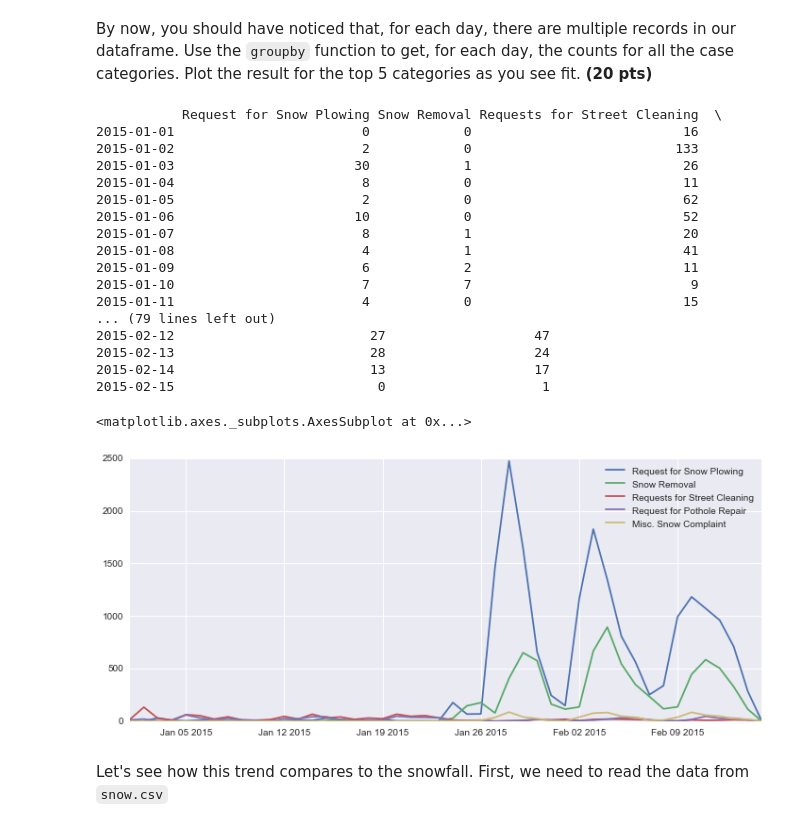
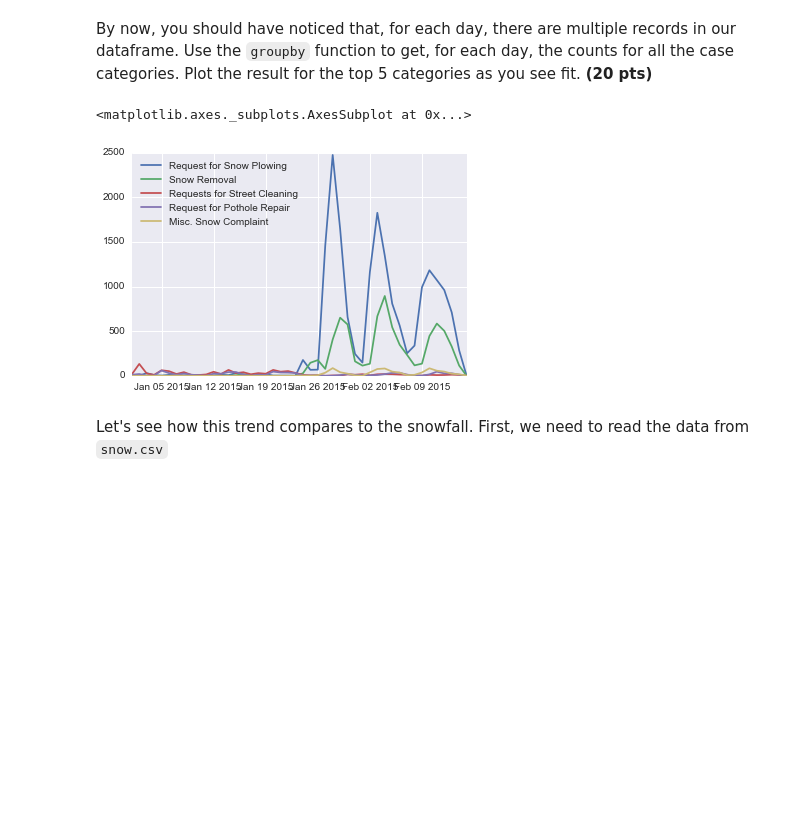
Before and after one commit to xuhang57/spring-2015-homeworks, a Jupyter notebook: submissions/Homework-2/2.Pandas-in-Boston.ipynb, the cells around one changed output. Cells and saved outputs as stored; diff of their text form; code cells hidden in the pictures; blank space fills up the shorter version.

```diff
--- a/submissions/Homework-2/2.Pandas-in-Boston.ipynb
+++ b/submissions/Homework-2/2.Pandas-in-Boston.ipynb
@@ -304,71 +304,42 @@ neigh.plot('barh')
 # %% [markdown]
 By now, you should have noticed that, for each day, there are multiple records in our dataframe. Use the `groupby` function to get, for each day, the counts for all the case categories. Plot the result for the top 5 categories as you see fit. **(20 pts)**
 # %%
-# Write your code here
-# days = boston.groupby(pd.Grouper(key="open_dt", freq="D"))
-# daily_titles = {}
-# for day, daily_data in days:
-#     daily_titles[day] = pd.value_counts(daily_data["case_title"])
+catg = boston['case_title'].value_counts().head(5).index
 
-#       # Count of each title per a given day, indexed by day (days x titles)
-# daily_titles = pd.DataFrame.from_dict(daily_titles, orient="index")
 
-#       # Sum each column across all rows and get top 5 titles
-# top_titles = daily_titles.sum(axis=0).order(ascending=False).head(5)
+t5cat = boston[boston.case_title.isin(catg)]
+t5cat.groupby(boston.open_dt.dt.date)
+t5cat.index = t5cat.open_dt.dt.date
+dates = boston.groupby(boston.open_dt.dt.date)
 
-# top_titles.plot()
+requests = {}
+for date, case in dates:
 
-#Grabs top 5 occuring case title categories
-top_5 = boston['case_title'].value_counts().head(5).index
+    requests[date] = {}
 
-#Filters out CASE_TITLES not in top_5
-top5_only = boston[boston.case_title.isin(top_5)]
-
-#Groups by OPEN_DT
-top5_only.groupby(boston.open_dt.dt.date)
-top5_only.index = top5_only.open_dt.dt.date
-
-gb_date = boston.groupby(boston.open_dt.dt.date)
-requests = {}
-
-for date, case in gb_date:
-    requests[date] = {}
     for title in boston['case_title'].value_counts().head(5).index:
-        date_title = case.case_title
-        requests[date][title] = date_title[date_title == title].count()
+        catitle = case.case_title
+#         print catitle
+        requests[date][title] = catitle[catitle == title].count()
 
 requests = sorted(requests.items())
+# print requests
+idx = sorted(t5cat.open_dt.dt.date.value_counts().index)
 
-index = sorted(top5_only.open_dt.dt.date.value_counts().index)
-cols = boston['case_title'].value_counts().head(5).index
+column = boston['case_title'].value_counts().head(5).index
 
-sorted_frame = pd.DataFrame(index=index, columns = cols)
+data = pd.DataFrame(index=idx, columns = column)
 
 for date, cases in requests:
-    for val in cases:
-        sorted_frame.ix[date][val] = cases[val]
-print sorted_frame
-sorted_frame.plot(figsize=(12,5))
+    for case in cases:
+        data.ix[date][case] = cases[case]
+
+# print data
+
+data.plot()
 # %% [output]
-           Request for Snow Plowing Snow Removal Requests for Street Cleaning  \
-2015-01-01                        0            0                           16
-2015-01-02                        2            0                          133
-2015-01-03                       30            1                           26
-2015-01-04                        8            0                           11
-2015-01-05                        2            0                           62
-2015-01-06                       10            0                           52
-2015-01-07                        8            1                           20
-2015-01-08                        4            1                           41
-2015-01-09                        6            2                           11
-2015-01-10                        7            7                            9
-2015-01-11                        4            0                           15
-... (79 lines left out)
-2015-02-12                         27                   47
-2015-02-13                         28                   24
-2015-02-14                         13                   17
-2015-02-15                          0                    1
+<matplotlib.axes._subplots.AxesSubplot at 0x...>
-<matplotlib.axes._subplots.AxesSubplot at 0x...>
-[figure, old version]
+[figure, new version]
 # %% [markdown]
 Let's see how this trend compares to the snowfall. First, we need to read the data from `snow.csv`
 # %%
```
Also changed, not shown: parts of 6 cells of this notebook.
